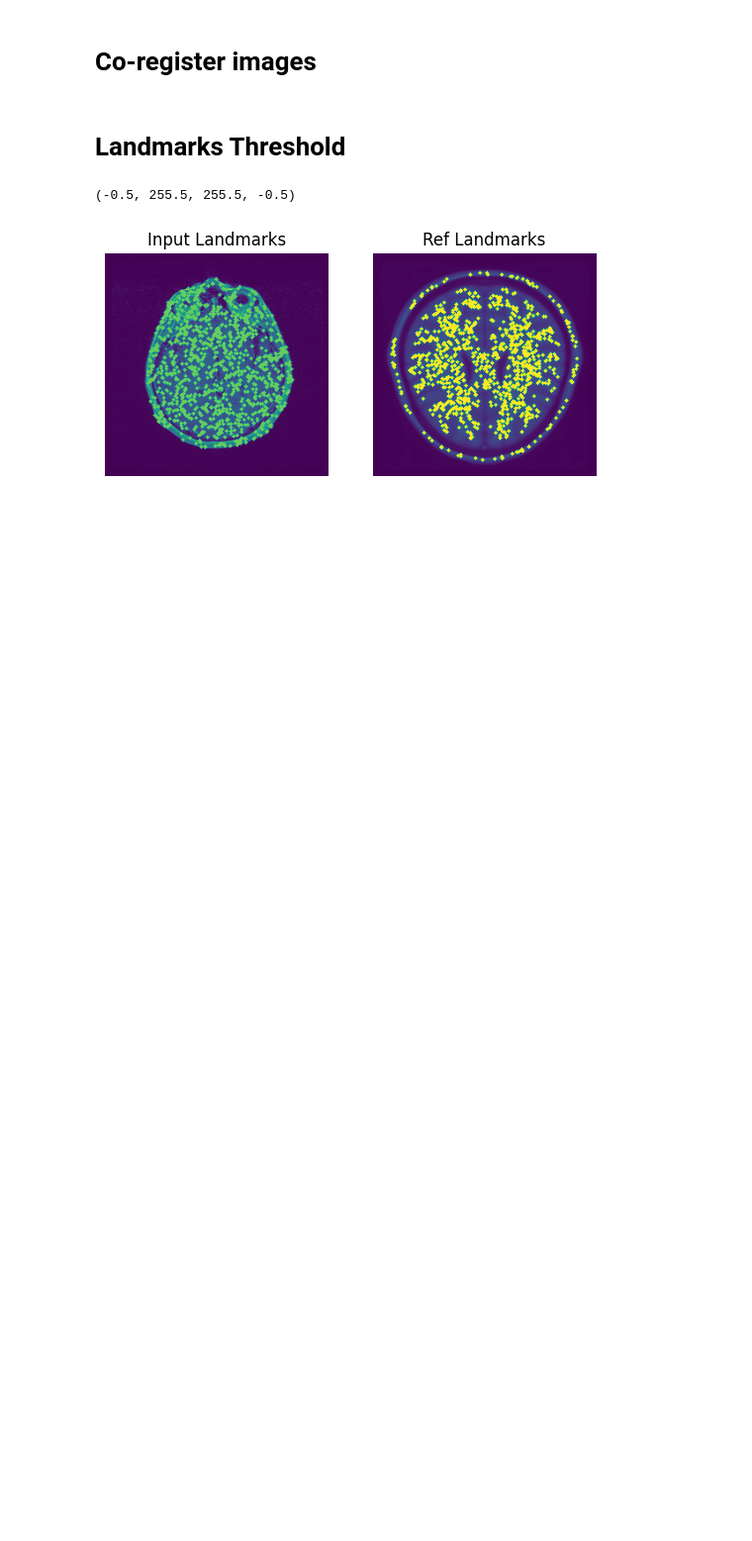
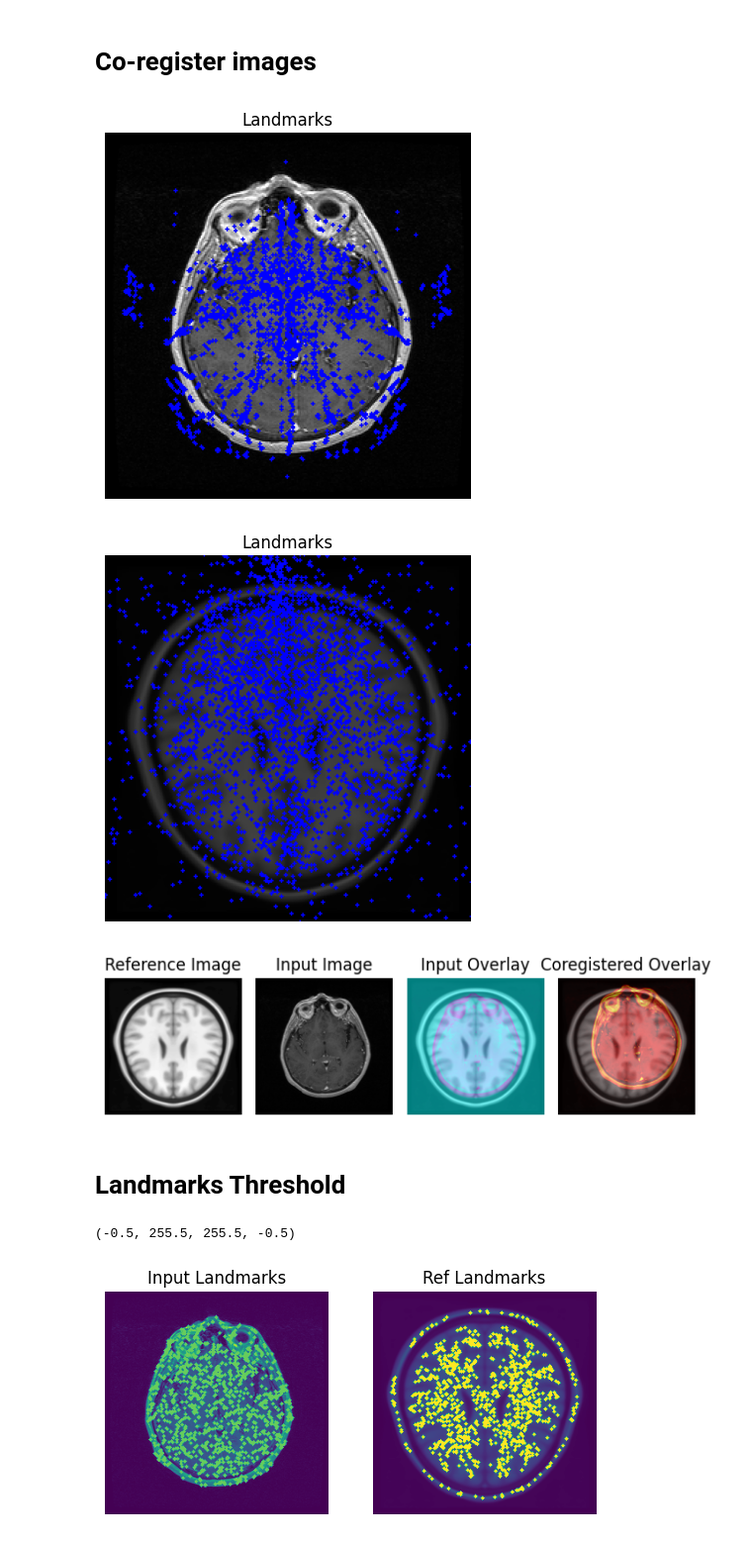
Before and after one commit to claredavies/MedicalImaging, a Jupyter notebook: MedicalImagingProject.ipynb, the cells around one changed output. Shown at 99% size. Saved outputs shown, nothing was run; the diff lists cells and outputs as text; code cells hidden in the pictures; blank space fills up the shorter version.

```diff
--- a/MedicalImagingProject.ipynb
+++ b/MedicalImagingProject.ipynb
@@ -403,6 +550,10 @@ def coregister_images_landmarks(input_image, reference_image, input_landmarks, r
     # Convert landmarks to NumPy arrays
     input_landmarks = np.array(input_landmarks)
     reference_landmarks = np.array(reference_landmarks)
+
+    # Convert images to NumPy arrays
+    input_image = np.array(input_image)
+    reference_image = np.array(reference_image)
 
     # Define the loss function
     def loss_function(params):
@@ -456,2 +616,47 @@ def coregistration(input_images, ref_images):
+# %%
+input_landmarks = detect_landmarks_optical_flow(input_images)
+ref_landmarks = detect_landmarks_optical_flow(ref_images)
+
+input_landmarks, ref_landmarks = filter_corresponding_landmarks(input_landmarks, ref_landmarks)
+
+display_landmarks_on_image(input_images[100], input_landmarks, color=(0, 0, 255), radius=1)
+display_landmarks_on_image(ref_images[100], ref_landmarks, color=(0, 0, 255), radius=1)
+
+
+# Display the reference image
+plt.subplot(1, 4, 1)
+plt.imshow(ref_images[100], cmap='gray')
+plt.title('Reference Image')
+plt.axis('off')
+
+# Overlay input image onto reference image
+plt.subplot(1, 4, 2)
+plt.imshow(input_images[100], cmap='gray')
+plt.title('Input Image')
+plt.axis('off')
+
+# Overlay input image onto reference image
+plt.subplot(1, 4, 3)
+plt.imshow(ref_images[100], cmap='gray')
+plt.imshow(input_images[100], cmap='cool', alpha=0.5)
+plt.title('Input Overlay')
+plt.axis('off')
+
+# Coregister the images using landmarks and optimization
+coregistered_image = coregister_images_landmarks(input_images[100], ref_images[100], input_landmarks, ref_landmarks)
+
+# Overlay coregistered image onto reference image
+plt.subplot(1, 4, 4)
+plt.imshow(ref_images[100], cmap='gray')
+plt.imshow(coregistered_image, cmap='hot', alpha=0.5)
+plt.title('Coregistered Overlay')
+plt.axis('off')
+
+plt.tight_layout()  # Adjust the layout for better visualization
+plt.show()
+# %% [output]
+[figure, added]
+[figure, added]
+[figure, added]
 # %% [markdown]
 # Landmarks Threshold
```
Also changed, not shown: parts of 13 cells of this notebook.
